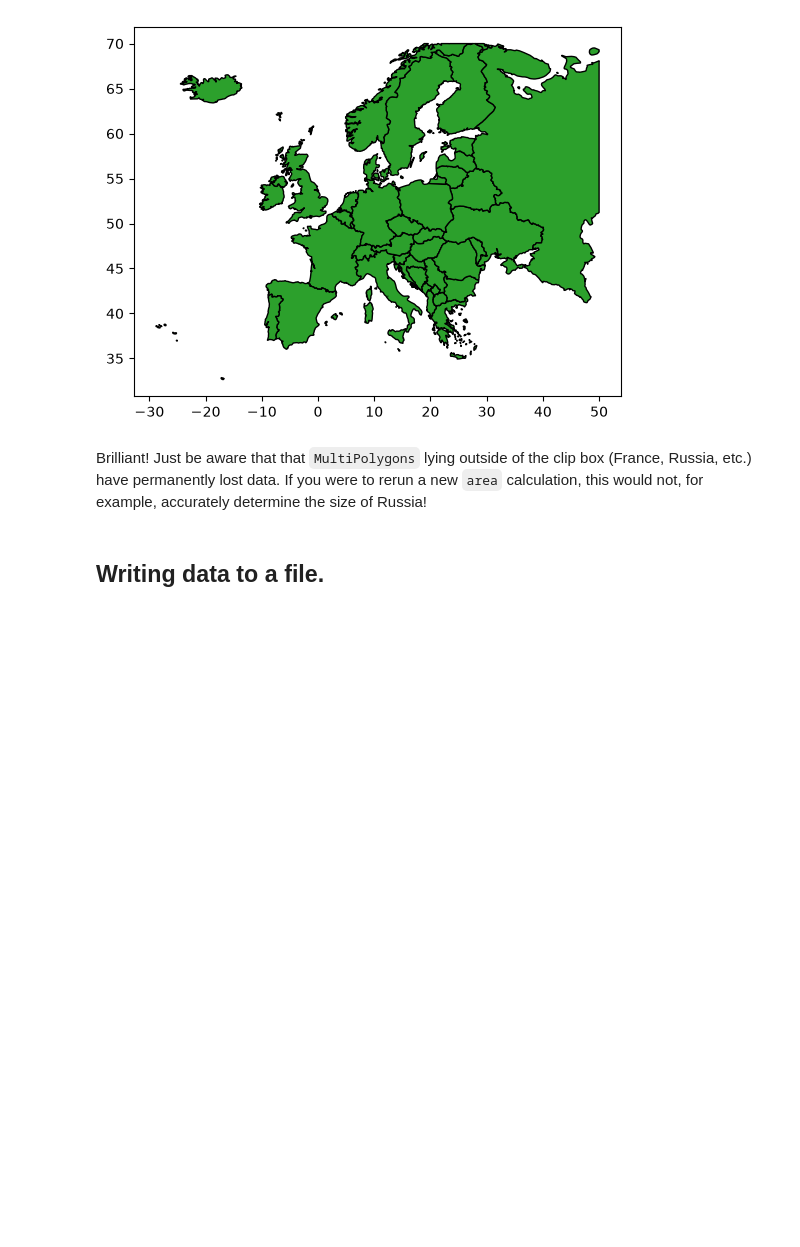
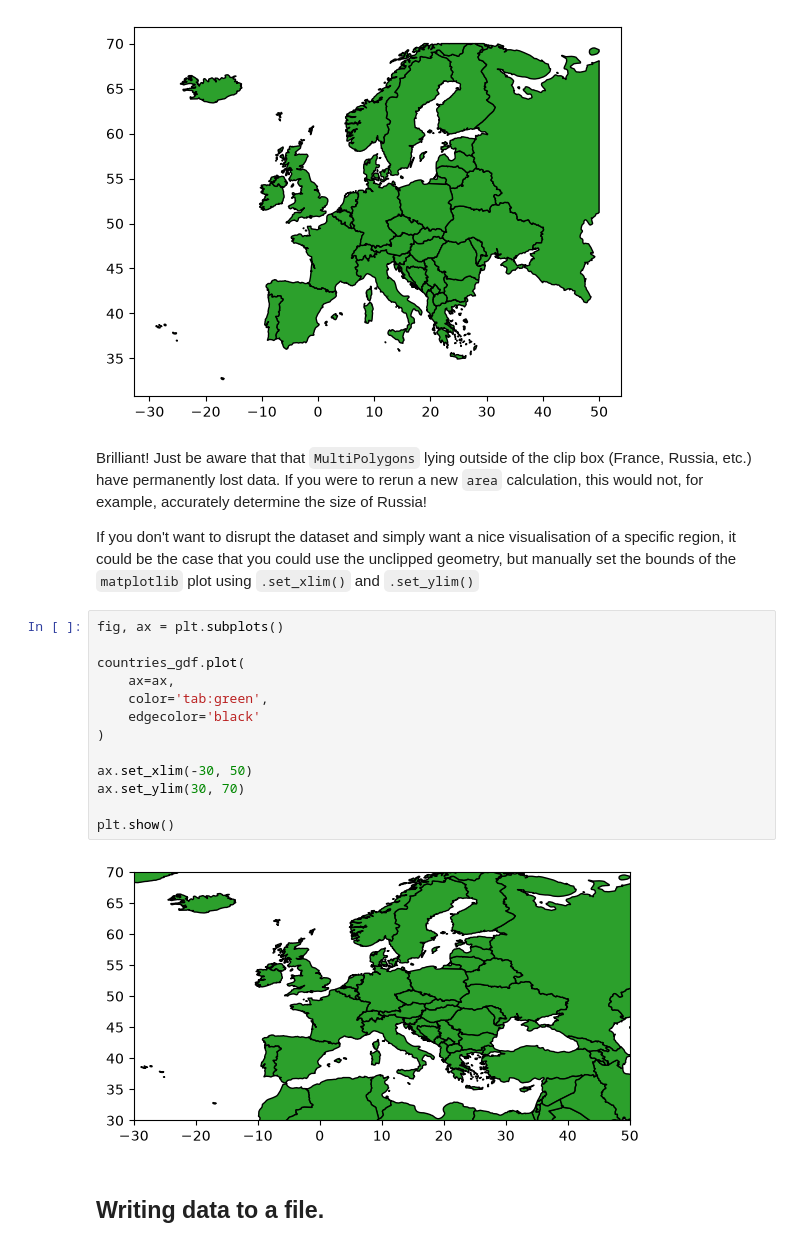
Before and after one commit to trchudley/geospatial-scientific-computing, a Jupyter notebook: week/03/02-geopandas.ipynb, the cells around one changed output. Cells and saved outputs as stored; diff of their text form; blank space fills up the shorter version.

```diff
--- a/week/03/02-geopandas.ipynb
+++ b/week/03/02-geopandas.ipynb
@@ -302,6 +307,23 @@ europe_gdf_clip.plot(
 [figure]
 # %% [markdown]
 Brilliant! Just be aware that that `MultiPolygons` lying outside of the clip box (France, Russia, etc.) have permanently lost data. If you were to rerun a new `area` calculation, this would not, for example, accurately determine the size of Russia!
+
+If you don't want to disrupt the dataset and simply want a nice visualisation of a specific region, it could be the case that you could use the unclipped geometry, but manually set the bounds of the `matplotlib` plot using `.set_xlim()` and `.set_ylim()`
+# %%
+fig, ax = plt.subplots()
+
+countries_gdf.plot(
+    ax=ax,
+    color='tab:green',
+    edgecolor='black'
+)
+
+ax.set_xlim(-30, 50)
+ax.set_ylim(30, 70)
+
+plt.show()
+# %% [output]
+[figure, added]
 # %% [markdown]
 ## Writing data to a file.
 # %% [markdown]
```
Also changed, not shown: parts of 19 cells of this notebook, 6 other files.
